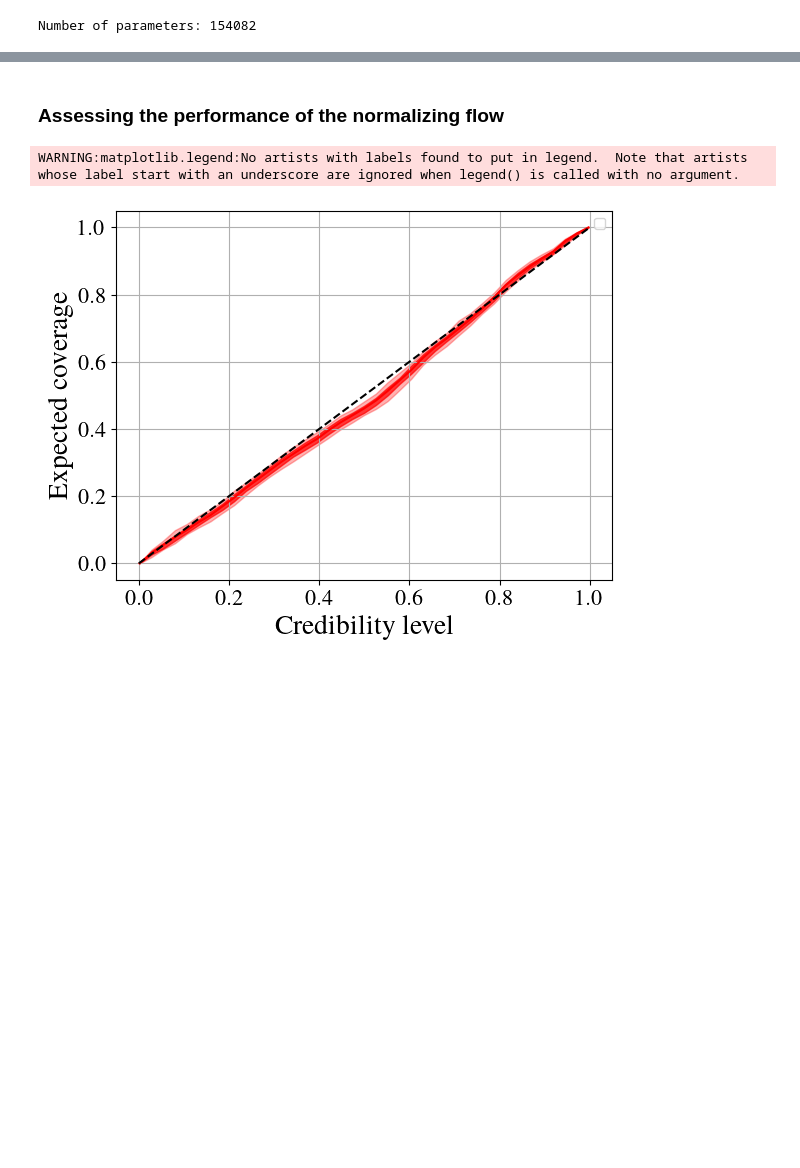
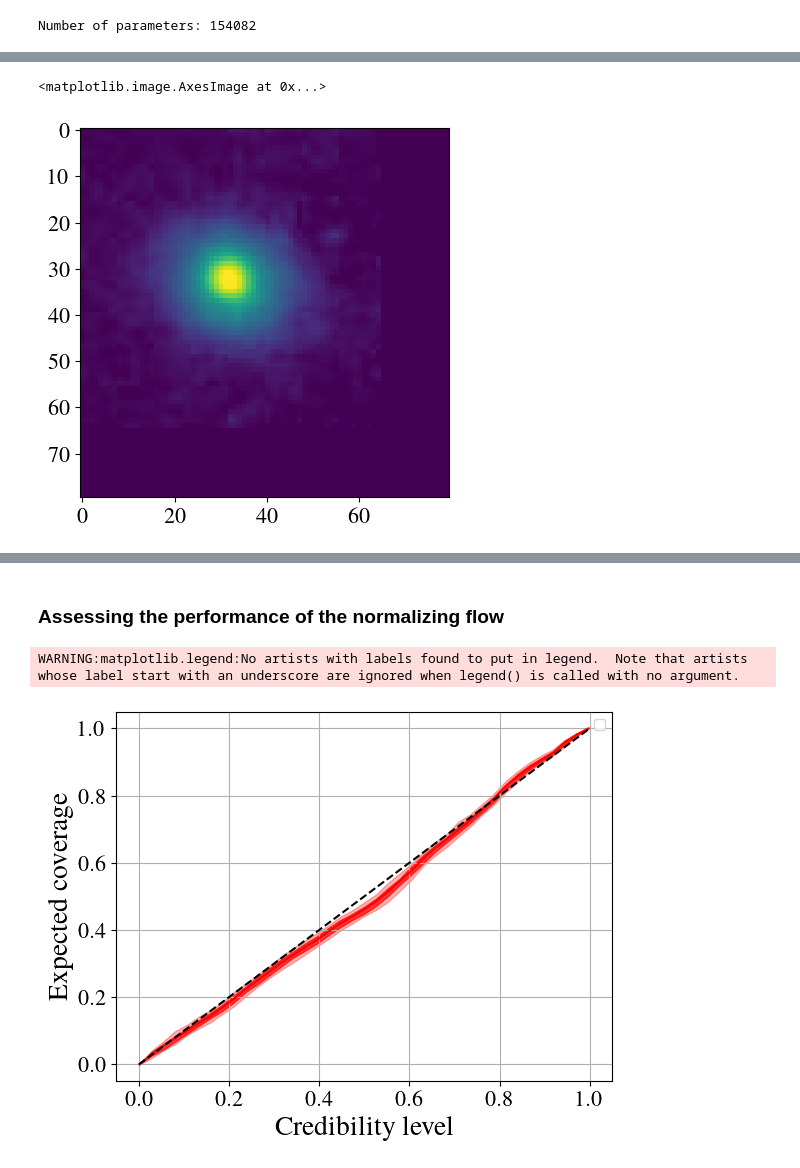
Before and after one commit to sachaguer/sbi_model_misspecification, a Jupyter notebook: cosmo.ipynb, the cells around one changed output, grey strips where cells are left out. Drawn from its saved outputs; the diff is of its cells as text; code cells hidden in the pictures; blank space fills up the shorter version.

```diff
--- a/cosmo.ipynb
+++ b/cosmo.ipynb
@@ -389,3 +435,15 @@ Loss: -7.184435844421387
+# %%
+from PIL import Image
+
+im = Image.open("/home/sacha/Documents/Thèse/ERC/euclid-school-2024/dataset/zoo-data/test/smooth/0001.jpg")
+im = np.asarray(im)
+new_im = np.zeros((80, 80))
+new_im[:im.shape[0], :im.shape[1]] = im[:, :, 0]
+
+plt.imshow(new_im)
+# %% [output]
+<matplotlib.image.AxesImage at 0x...>
+[figure, added]
 # %%
 names = [f"z_{i}" for i in range(z_val.shape[1])]
 labels = [f"z_{i}" for i in range(z_val.shape[1])]
```
Also changed, not shown: parts of 13 cells of this notebook.
